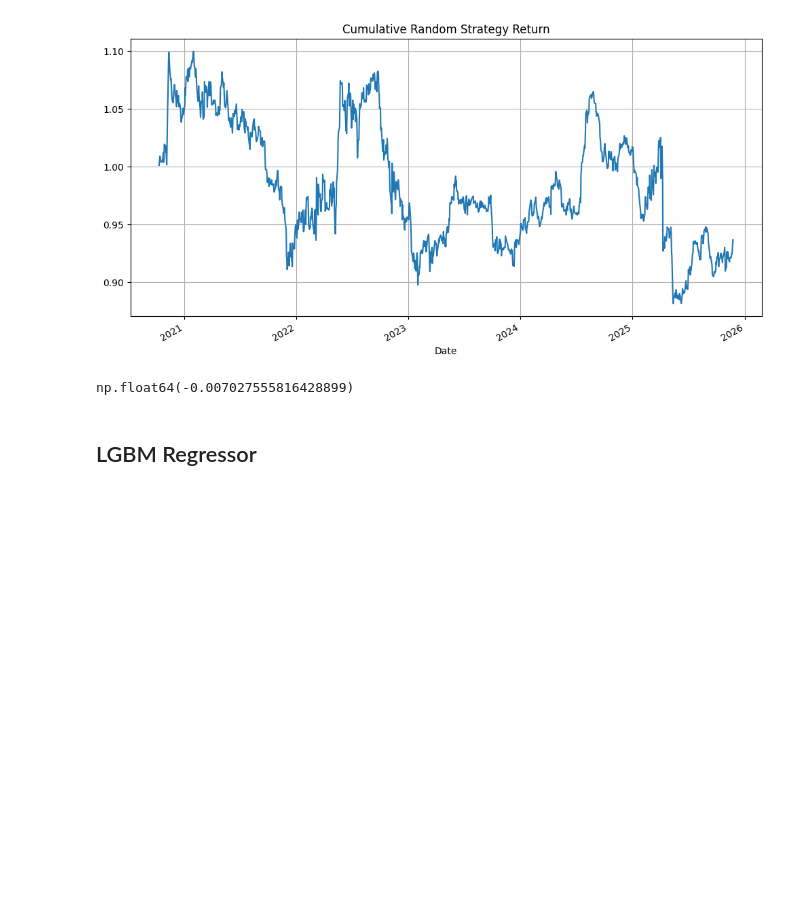
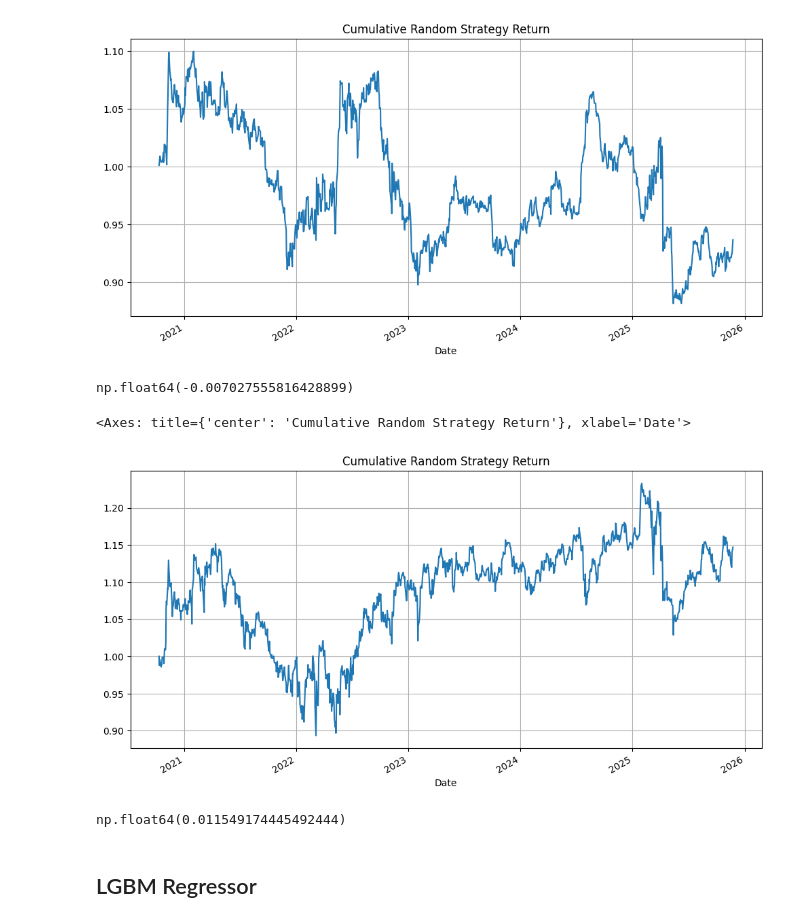
Before and after one commit to Mathieuja/Advanced-ML-Project, a Jupyter notebook: notebook.ipynb, the cells around one changed output. Saved outputs shown, nothing was run; the diff lists cells and outputs as text; code cells hidden in the pictures; blank space fills up the shorter version.

```diff
--- a/notebook.ipynb
+++ b/notebook.ipynb
@@ -419,6 +413,9 @@ for feature in tqdm(linear_features):
         all_linear_features.append(f'sharpe_{feature}_{h}d')
 # %%
 df.to_parquet('df_all_features.pq')
+# %%
+with open("all_linear_features.pkl", "wb") as f:
+    pk.dump(all_linear_features, f)
 # %% [markdown]
 ### Article features
 # %%
@@ -626,3 +625,6 @@ np.float64(0.011362465708198512)
+# %%
+with open("all_linear_features.pkl", "rb") as f:
+    all_linear_features = pk.load(f)
 # %%
 df = pd.read_parquet('df_all_features.pq')
 # %%
@@ -656,6 +658,28 @@ ols_daily_returns = df_test.groupby('Date').apply(lambda x: (x['ols_signal']*x['
 ols_daily_returns.mean()/ols_daily_returns.std()
 # %% [output]
 np.float64(-0.007027555816428899)
+# %%
+ols_pca = Pipeline([
+    ('winsorizer', Winsorizer(lower=0.001, upper=0.001)),
+    ('pca', PCA(n_components=0.95)),
+    ('reg', LinearRegression(fit_intercept=False))
+])
+# %%
+ols_pca.fit(X_train.to_numpy(), y_train)
+y_pred_pca = ols_pca.predict(X_test.to_numpy())
+df_test = df[df.index>=split_date][all_linear_features + ["Ticker", "close_1d_ret"]].replace([-np.inf, np.inf], np.nan).dropna()[["Ticker", "close_1d_ret"]]
+df_test['y_pred'] = y_pred_pca
+df_test['ols_signal'] = df_test.groupby('Date')['y_pred'].transform(compute_signal)
+ols_pca_daily_returns = df_test.groupby('Date').apply(lambda x: (x['ols_signal']*x['close_1d_ret']).sum()/70)
+# %%
+(ols_pca_daily_returns.cumsum()*1e-4+1).plot(figsize=(12,6), title='Cumulative Random Strategy Return', grid=True)
+# %% [output]
+<Axes: title={'center': 'Cumulative Random Strategy Return'}, xlabel='Date'>
+[figure, added]
+# %%
+ols_pca_daily_returns.mean()/ols_pca_daily_returns.std()
+# %% [output]
+np.float64(0.011549174445492444)
 # %% [markdown]
 ## LGBM Regressor
 # %%
```
Also changed, not shown: parts of 12 cells of this notebook, 3 other files.
